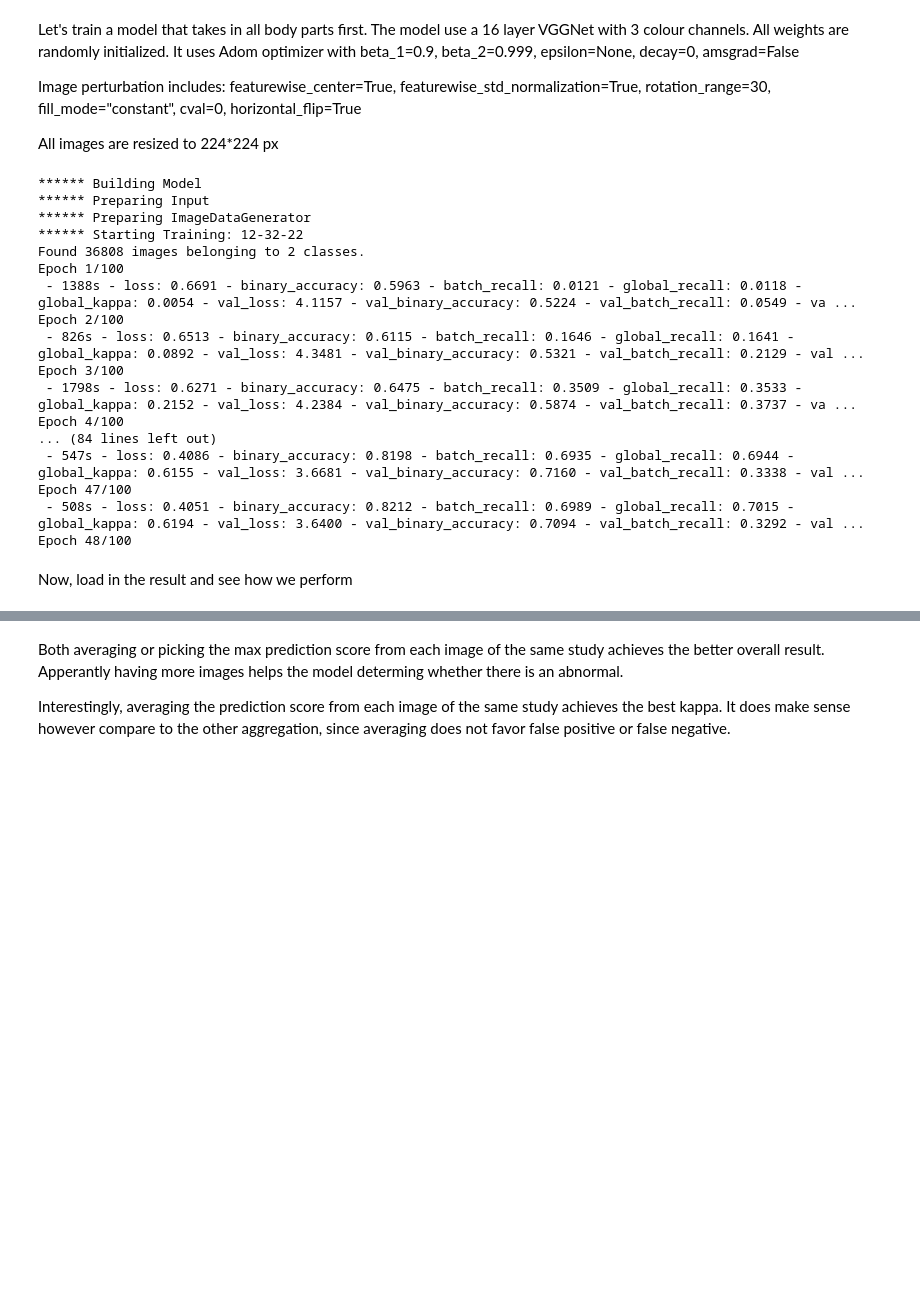
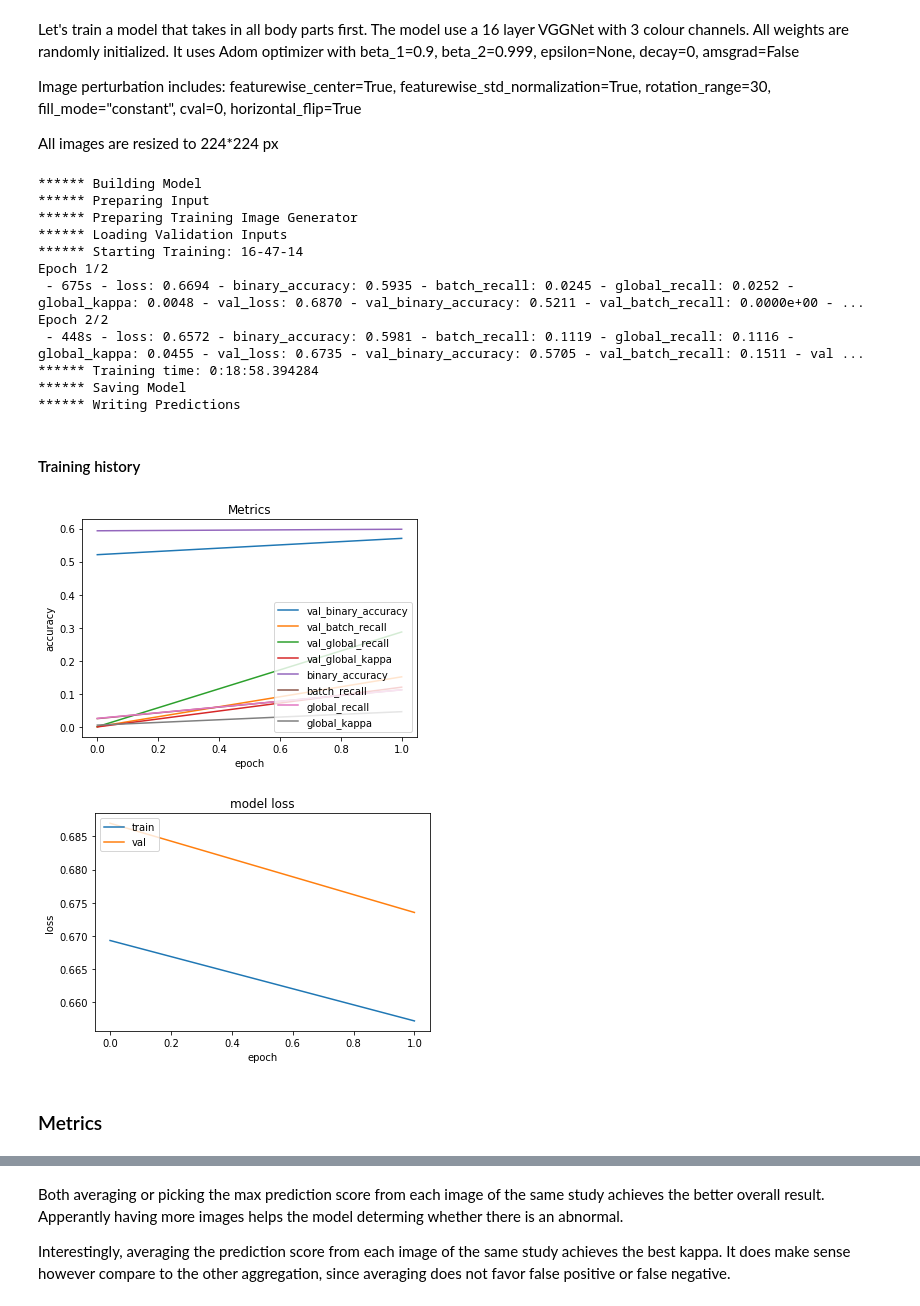
Before and after one commit to sx5640/mura, a Jupyter notebook: vggnet_analysis.ipynb, the cells around one changed output, grey strips where cells are left out. Drawn from its saved outputs; the diff is of its cells as text; code cells hidden in the pictures; blank space fills up the shorter version.

Commit message:
fixup! add evalutaion; add custom image generator

```diff
--- a/vggnet_analysis.ipynb
+++ b/vggnet_analysis.ipynb
@@ -29,28 +29,34 @@ Image perturbation includes:
     horizontal_flip=True
 
 All images are resized to 224*224 px
+# %%
+# Training Configurations
+bpart = "all"
+grayscale = True
 # %%
-history, model_path, result_path = vggnet.train(batch_size=32, learning_rate=0.00001, epochs=100)
+history, model_path, result_path = vggnet.train(batch_size=32, learning_rate=0.00001, epochs=2, bpart=bpart, grayscale=grayscale)
 # %% [output]
 ****** Building Model
 ****** Preparing Input
-****** Preparing ImageDataGenerator
-****** Starting Training: 12-32-22
-Found 36808 images belonging to 2 classes.
-Epoch 1/100
- - 1388s - loss: 0.6691 - binary_accuracy: 0.5963 - batch_recall: 0.0121 - global_recall: 0.0118 - global_kappa: 0.0054 - val_loss: 4.1157 - val_binary_accuracy: 0.5224 - val_batch_recall: 0.0549 - va ...
-Epoch 2/100
- - 826s - loss: 0.6513 - binary_accuracy: 0.6115 - batch_recall: 0.1646 - global_recall: 0.1641 - global_kappa: 0.0892 - val_loss: 4.3481 - val_binary_accuracy: 0.5321 - val_batch_recall: 0.2129 - val ...
-Epoch 3/100
- - 1798s - loss: 0.6271 - binary_accuracy: 0.6475 - batch_recall: 0.3509 - global_recall: 0.3533 - global_kappa: 0.2152 - val_loss: 4.2384 - val_binary_accuracy: 0.5874 - val_batch_recall: 0.3737 - va ...
-Epoch 4/100
-... (84 lines left out)
- - 547s - loss: 0.4086 - binary_accuracy: 0.8198 - batch_recall: 0.6935 - global_recall: 0.6944 - global_kappa: 0.6155 - val_loss: 3.6681 - val_binary_accuracy: 0.7160 - val_batch_recall: 0.3338 - val ...
-Epoch 47/100
- - 508s - loss: 0.4051 - binary_accuracy: 0.8212 - batch_recall: 0.6989 - global_recall: 0.7015 - global_kappa: 0.6194 - val_loss: 3.6400 - val_binary_accuracy: 0.7094 - val_batch_recall: 0.3292 - val ...
-Epoch 48/100
+****** Preparing Training Image Generator
+****** Loading Validation Inputs
+****** Starting Training: 16-47-14
+Epoch 1/2
+ - 675s - loss: 0.6694 - binary_accuracy: 0.5935 - batch_recall: 0.0245 - global_recall: 0.0252 - global_kappa: 0.0048 - val_loss: 0.6870 - val_binary_accuracy: 0.5211 - val_batch_recall: 0.0000e+00 - ...
+Epoch 2/2
+ - 448s - loss: 0.6572 - binary_accuracy: 0.5981 - batch_recall: 0.1119 - global_recall: 0.1116 - global_kappa: 0.0455 - val_loss: 0.6735 - val_binary_accuracy: 0.5705 - val_batch_recall: 0.1511 - val ...
+****** Training time: 0:18:58.394284
+****** Saving Model
+****** Writing Predictions
-# %% [markdown]
-Now, load in the result and see how we perform
+# %% [markdown]
+#### Training history
+# %%
+visualize.plot_history(history)
+# %% [output]
+[figure, added]
+[figure, added]
+# %% [markdown]
+### Metrics
 # %%
 val_df = pd.read_csv(result_path)
 evaluate.evl_result(val_df)
```
Also changed, not shown: parts of 8 cells of this notebook, 3 other files.
